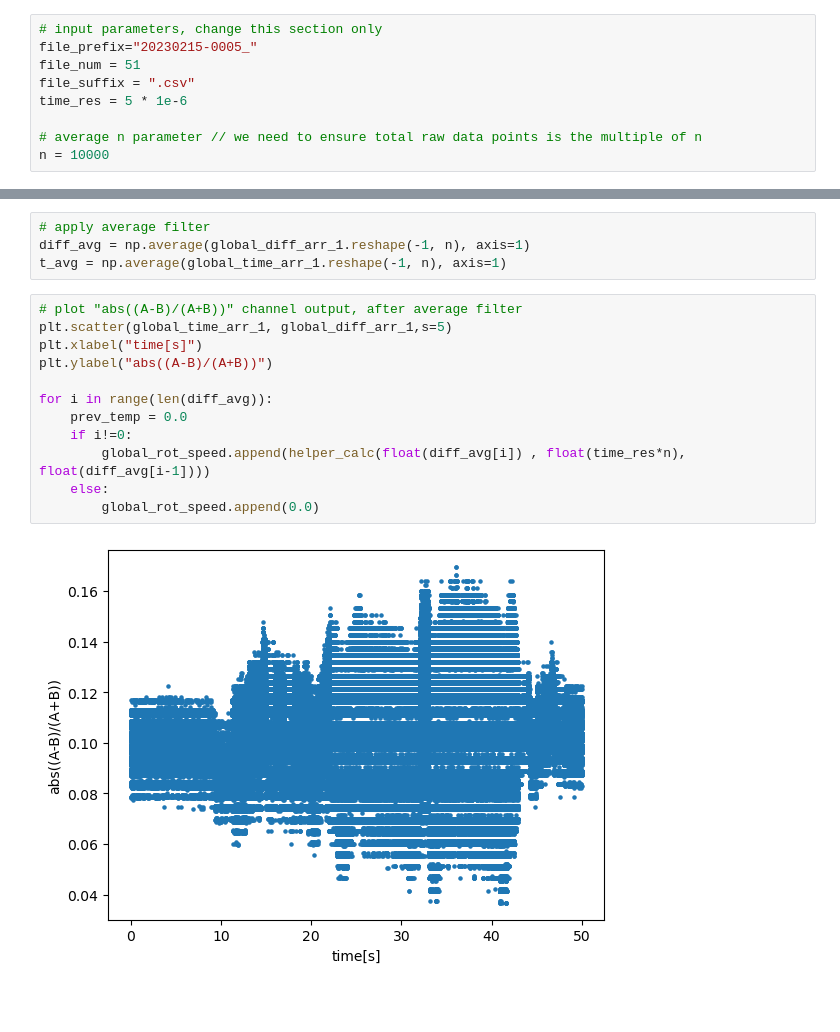
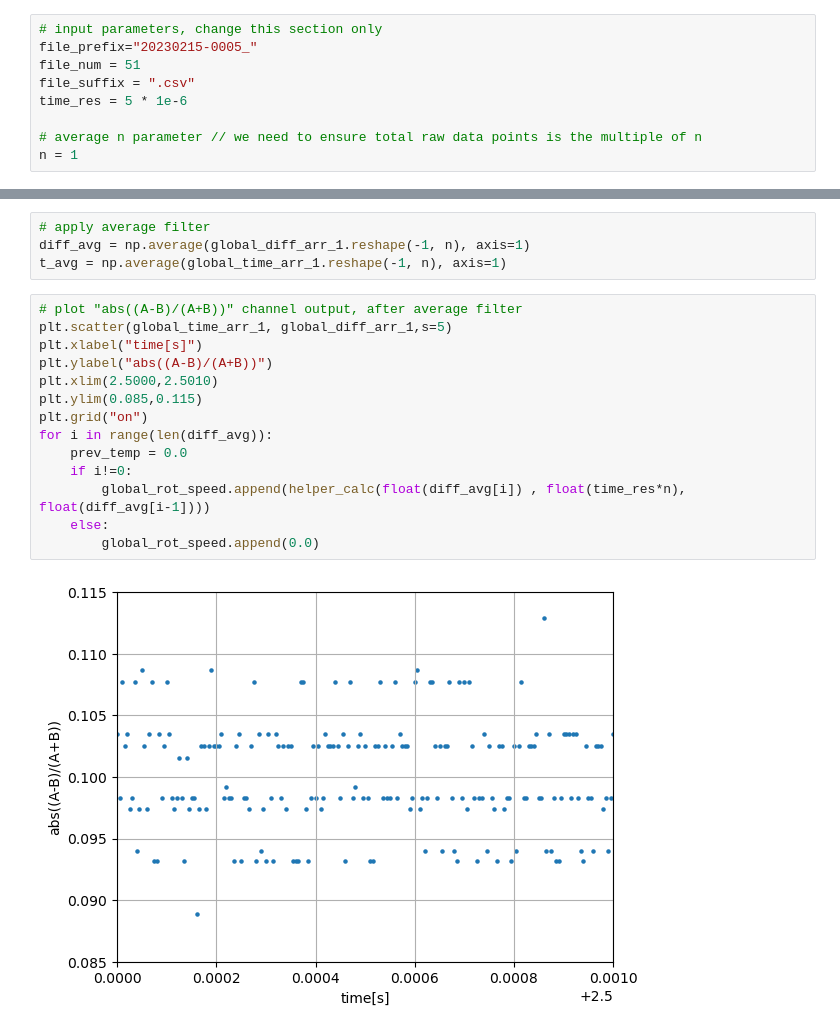
Before and after one commit to zzhou292/optic_sensing, a Jupyter notebook: new set/20230215-0005/process.ipynb, the cells around one changed output, grey strips where cells are left out. Drawn from its saved outputs; the diff is of its cells as text; blank space fills up the shorter version.

```diff
--- a/new set/20230215-0005/process.ipynb
+++ b/new set/20230215-0005/process.ipynb
@@ -11,7 +11,7 @@ file_suffix = ".csv"
 time_res = 5 * 1e-6
 
 # average n parameter // we need to ensure total raw data points is the multiple of n
-n = 10000
+n = 1
 # %%
 # polarization rotation speed change helper, do not change
 def helper_calc(diff, delta, prev):
@@ -62,17 +62,19 @@ t_avg = np.average(global_time_arr_1.reshape(-1, n), axis=1)
 # %%
 # plot "abs((A-B)/(A+B))" channel output, after average filter
 plt.scatter(global_time_arr_1, global_diff_arr_1,s=5)
 plt.xlabel("time[s]")
 plt.ylabel("abs((A-B)/(A+B))")
-
+plt.xlim(2.5000,2.5010)
+plt.ylim(0.085,0.115)
+plt.grid("on")
 for i in range(len(diff_avg)):
     prev_temp = 0.0
     if i!=0:
         global_rot_speed.append(helper_calc(float(diff_avg[i]) , float(time_res*n), float(diff_avg[i-1])))
     else:
         global_rot_speed.append(0.0)
 # %% [output]
-[figure, old version]
+[figure, new version]
 # %%
 # Plot Line
 plt.plot(t_avg, global_rot_speed)
```
Also changed, not shown: parts of 2 cells of this notebook, 1 other file.
